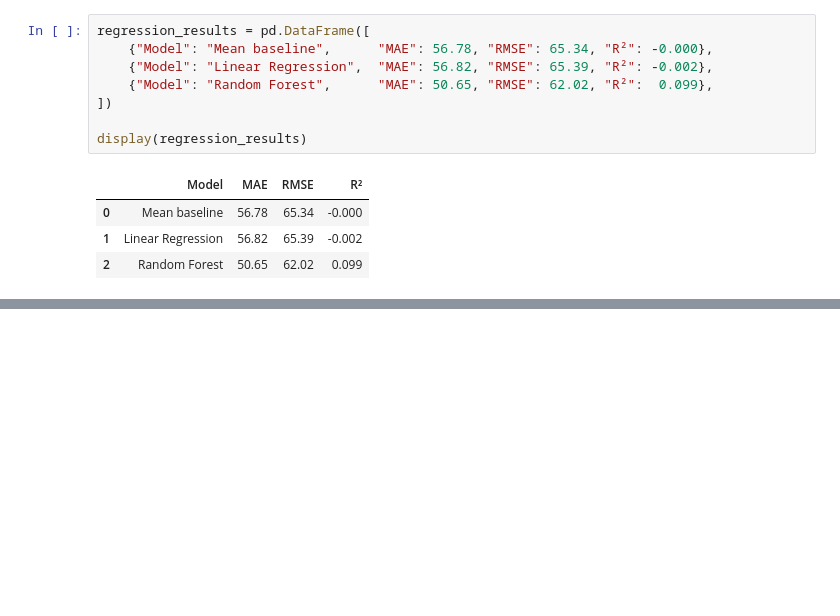
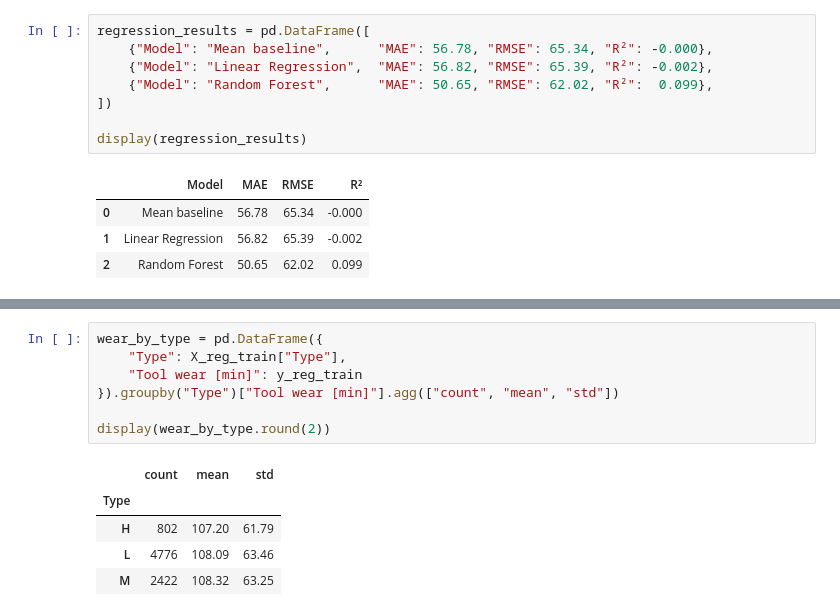
Before and after one commit to palamankumar688-lgtm/industrial-machine-failure-prediction, a Jupyter notebook: Industrial_Machine_Failure_Prediction.ipynb, the cells around one changed output, grey strips where cells are left out. Saved outputs shown, nothing was run; the diff lists cells and outputs as text; blank space fills up the shorter version.

```diff
--- a/Industrial_Machine_Failure_Prediction.ipynb
+++ b/Industrial_Machine_Failure_Prediction.ipynb
@@ -717,0 +755,13 @@ display(regression_results)
+# %%
+wear_by_type = pd.DataFrame({
+    "Type": X_reg_train["Type"],
+    "Tool wear [min]": y_reg_train
+}).groupby("Type")["Tool wear [min]"].agg(["count", "mean", "std"])
+
+display(wear_by_type.round(2))
+# %% [output]
+|  | count | mean | std |
+| Type |  |  |  |
+| H | 802 | 107.20 | 61.79 |
+| L | 4776 | 108.09 | 63.46 |
+| M | 2422 | 108.32 | 63.25 |
```
Also changed, not shown: parts of 7 cells of this notebook.
